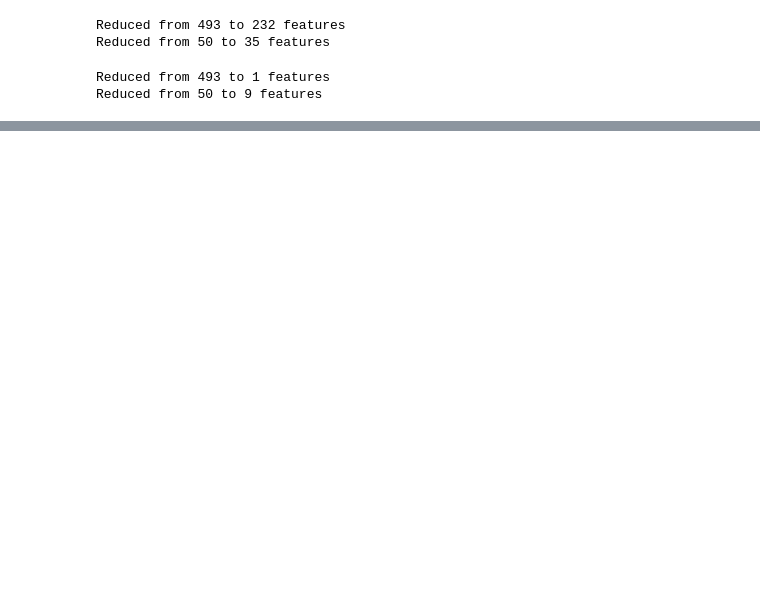
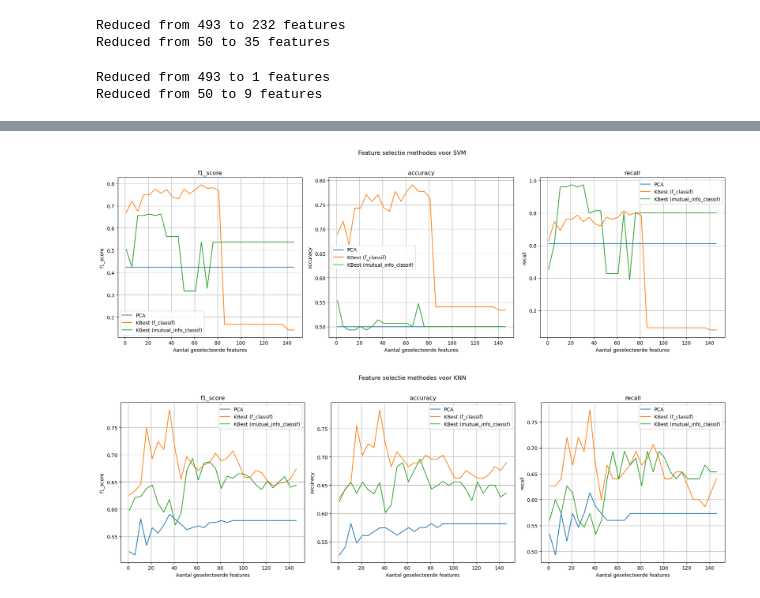
Before and after one commit to TaraVijgeboom/TM10007_Group10_Liver, a Jupyter notebook: assignment.ipynb, the cells around one changed output, grey strips where cells are left out. Drawn from its saved outputs; the diff is of its cells as text; code cells hidden in the pictures; blank space fills up the shorter version.

Commit message:
continue feature selection

```diff
--- a/assignment.ipynb
+++ b/assignment.ipynb
@@ -200,7 +200,7 @@ print(f"Reduced from {X_train_scaled.shape[1]} to {X_reduced.shape[1]} features"
 Reduced from 493 to 476 features
 # %%
 # KBest feature selection
-k = 50  # Number of features to select
+k = 476  # Number of features to select
 method1 = mutual_info_classif # SelectKBest method
 method2 = f_classif # SelectKBest method
 selector = SelectKBest(method2, k=k)
@@ -274,3 +274,77 @@ print(f"Reduced from {X_selected.shape[1]} to {X_train_pca.shape[1]} features")
 # %% [output]
 Reduced from 493 to 1 features
 Reduced from 50 to 9 features
+# %%
+from sklearn.feature_selection import SequentialFeatureSelector
+from sklearn.metrics import make_scorer, f1_score, recall_score
+
+# Classificatie algoritmes
+classifiers = {
+    "SVM": SVC(kernel="rbf"),
+    "KNN": KNeighborsClassifier()
+}
+
+# Feature selectie methodes
+feature_selection_methods = {
+    "PCA": PCA(),
+    "KBest (f_classif)": SelectKBest(score_func=f_classif),
+    "KBest (mutual_info_classif)": SelectKBest(score_func=mutual_info_classif),
+    #"Greedy Selection": SequentialFeatureSelector(estimator=SVC(kernel='rbf'), n_features_to_select="auto", scoring='f1', direction='forward')
+}
+
+# Metrics instellen
+scoring_metrics = {
+    "f1_score": make_scorer(f1_score),
+    "accuracy": make_scorer(accuracy_score),
+    "recall": make_scorer(recall_score)
+}
+
+# Gebruik StratifiedKFold voor betrouwbaardere cross-validation
+cv = StratifiedKFold(n_splits=5, shuffle=True, random_state=42)
+
+# Opslag voor scores
+scores = {clf_name: {method: {metric: [] for metric in scoring_metrics} for method in feature_selection_methods} for clf_name in classifiers}
+
+# Aantal features om te testen
+n_features_range = range(1, min(X_reduced.shape), 5)
+
+# Test verschillende feature selectie methodes
+for classifier_name, classifier in classifiers.items():
+    print(classifier_name)
+    for method_name, selector in feature_selection_methods.items():
+        print(method_name)
+        for n_features in n_features_range:
+            print(n_features)
+            # Pas de feature selectie methode toe
+            if method_name == "PCA":
+                selector.n_components = n_features  # Voor PCA
+            else:
+                selector.k = n_features  # Voor KBest selectie
+
+            # Selecteer de features
+            X_selected = selector.fit_transform(X_reduced, y_train)
+
+            # Bereken de scores voor elke metric
+            for metric_name, scorer in scoring_metrics.items():
+                score = np.mean(cross_val_score(classifier, X_selected, y_train, cv=cv, scoring=scorer))
+                scores[classifier_name][method_name][metric_name].append(score)
+
+# Plot de resultaten per classifier met subplots voor f1-score, accuracy, recall
+for classifier_name, classifier in classifiers.items():
+    fig, axes = plt.subplots(1, 3, figsize=(18, 6))
+    fig.suptitle(f"Feature selectie methodes voor {classifier_name}")
+
+    # Voor elke metric (f1-score, accuracy, recall)
+    for i, (metric_name, ax) in enumerate(zip(scoring_metrics.keys(), axes)):
+        ax.set_title(metric_name)
+        for method_name, method_scores in scores[classifier_name].items():
+            ax.plot(n_features_range, method_scores[metric_name], label=method_name)
+
+        ax.set_xlabel("Aantal geselecteerde features")
+        ax.set_ylabel(metric_name)
+        ax.grid(True)
+        ax.legend()
+
+    plt.tight_layout(rect=[0, 0, 1, 0.96])  # Zorgt ervoor dat de titel boven de subplots komt
+    plt.show()
+# %% [output]
@@ -277,3 +368,5 @@ Reduced from 50 to 9 features
+[figure, added]
+[figure, added]
 # %%
 import numpy as np
 from sklearn.model_selection import cross_val_score
```
Also changed, not shown: parts of 3 cells of this notebook.
